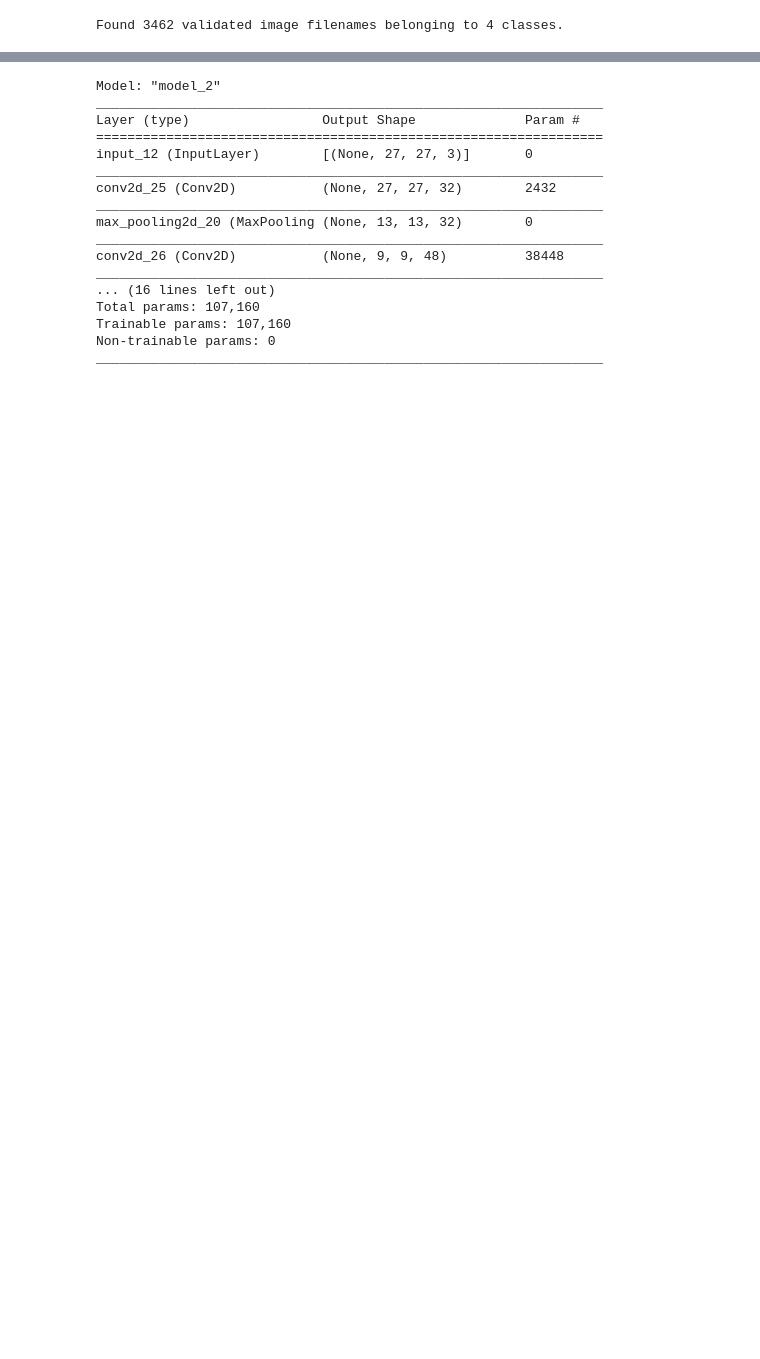
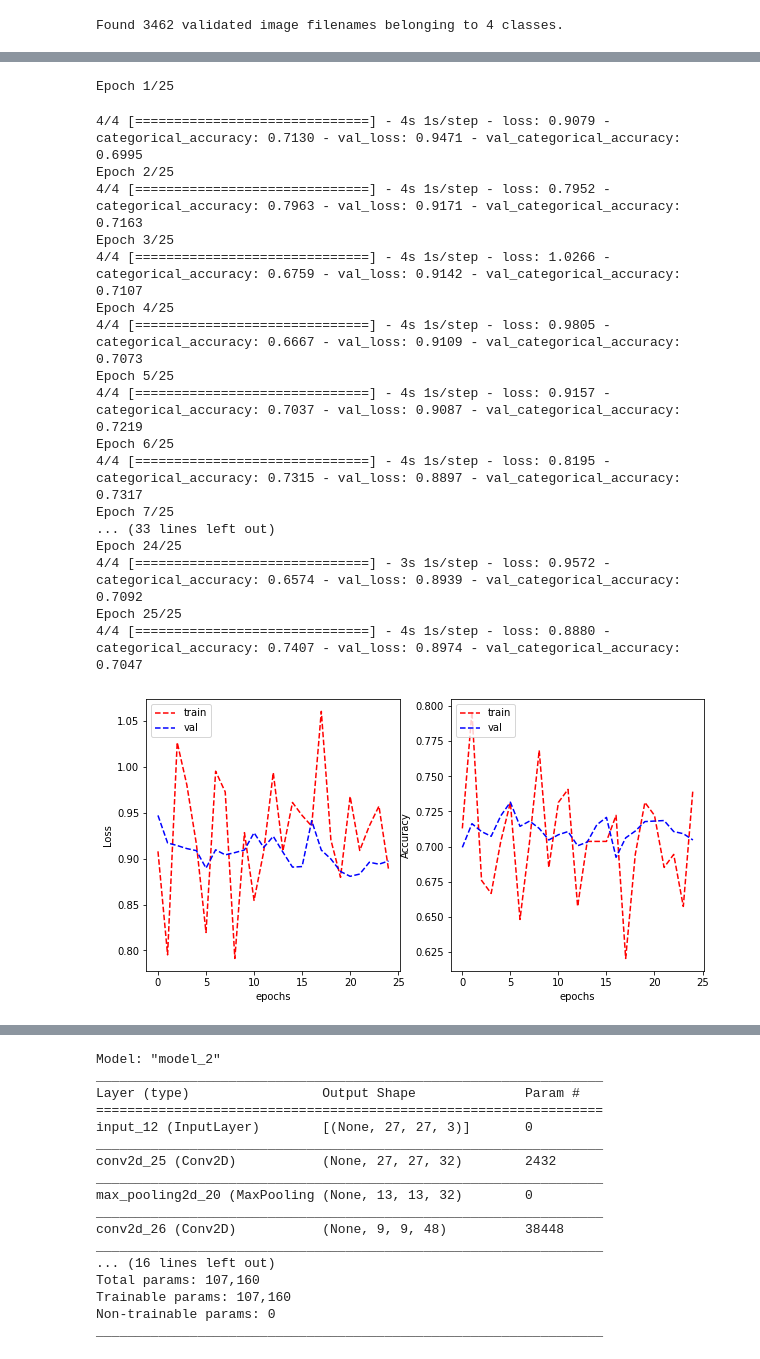
Before and after one commit to ngkarthi71/colon-cancer-analysis, a Jupyter notebook: colon_cancer_analysis.ipynb, the cells around one changed output, grey strips where cells are left out. Cells and saved outputs as stored; diff of their text form; code cells hidden in the pictures; blank space fills up the shorter version.

```diff
--- a/colon_cancer_analysis.ipynb
+++ b/colon_cancer_analysis.ipynb
@@ -175,0 +197,3 @@ base_model.evaluate(cell_train_generator)
+# %%
+train_data.drop(['cellType'], axis=1, inplace=True)
+train_data['cellType'] = preds
@@ -175,0 +204,3 @@ base_model.evaluate(cell_train_generator)
+# %%
+train_batch_1 = pd.concat([colon_main, train_data])
+train_batch_1.shape
@@ -175,0 +209,5 @@ base_model.evaluate(cell_train_generator)
+# %%
+train_data, test_data = train_test_split(train_batch_1, test_size=0.2, random_state=42)
+train_data, val_data = train_test_split(train_data, test_size=0.25, random_state=42)
+
+print("Train data : {}, \nVal Data: {}, \nTest Data: {}".format(train_data.shape[0], val_data.shape[0], test_data.shape[0]))
@@ -175,0 +261,17 @@ base_model.evaluate(cell_train_generator)
+# %%
+reg_lambda = 0.001
+base_model.trainable = False
+# add new classifier layers
+
+inputs = tf.keras.Input(shape=(27, 27, 3))
+x = base_model(inputs, training=False)
+class1 = Dense(1024, activation='relu')(x)
+outputs = tf.keras.layers.Dense(4, activation='softmax', kernel_regularizer=tf.keras.regularizers.l2(reg_lambda))(class1)
+model = tf.keras.Model(inputs, outputs)
+
+sgd = tf.keras.optimizers.SGD(learning_rate=0.01, decay=1e-6, momentum=0.9, nesterov=True)
+model.compile(optimizer=sgd,
+              loss=tf.keras.losses.CategoricalCrossentropy(from_logits=False),
+              metrics=['categorical_accuracy'])
+
+model.summary()
@@ -175,0 +295,26 @@ base_model.evaluate(cell_train_generator)
+# %%
+cell_history = model.fit_generator(cell_train_generator_1, validation_data = cell_validation_generator_1, epochs=25, steps_per_epoch=4)
+
+plot_learning_curve(cell_history.history['loss'], cell_history.history['val_loss'],
+                    cell_history.history['categorical_accuracy'], cell_history.history['val_categorical_accuracy'],
+                    metric_name='Accuracy')
+# %% [output]
+Epoch 1/25
+4/4 [==============================] - 4s 1s/step - loss: 0.9079 - categorical_accuracy: 0.7130 - val_loss: 0.9471 - val_categorical_accuracy: 0.6995
+Epoch 2/25
+4/4 [==============================] - 4s 1s/step - loss: 0.7952 - categorical_accuracy: 0.7963 - val_loss: 0.9171 - val_categorical_accuracy: 0.7163
+Epoch 3/25
+4/4 [==============================] - 4s 1s/step - loss: 1.0266 - categorical_accuracy: 0.6759 - val_loss: 0.9142 - val_categorical_accuracy: 0.7107
+Epoch 4/25
+4/4 [==============================] - 4s 1s/step - loss: 0.9805 - categorical_accuracy: 0.6667 - val_loss: 0.9109 - val_categorical_accuracy: 0.7073
+Epoch 5/25
+4/4 [==============================] - 4s 1s/step - loss: 0.9157 - categorical_accuracy: 0.7037 - val_loss: 0.9087 - val_categorical_accuracy: 0.7219
+Epoch 6/25
+4/4 [==============================] - 4s 1s/step - loss: 0.8195 - categorical_accuracy: 0.7315 - val_loss: 0.8897 - val_categorical_accuracy: 0.7317
+Epoch 7/25
+... (33 lines left out)
+Epoch 24/25
+4/4 [==============================] - 3s 1s/step - loss: 0.9572 - categorical_accuracy: 0.6574 - val_loss: 0.8939 - val_categorical_accuracy: 0.7092
+Epoch 25/25
+4/4 [==============================] - 4s 1s/step - loss: 0.8880 - categorical_accuracy: 0.7407 - val_loss: 0.8974 - val_categorical_accuracy: 0.7047
+[figure, added]
```
Also changed, not shown: parts of 61 cells of this notebook, 8 other files.
